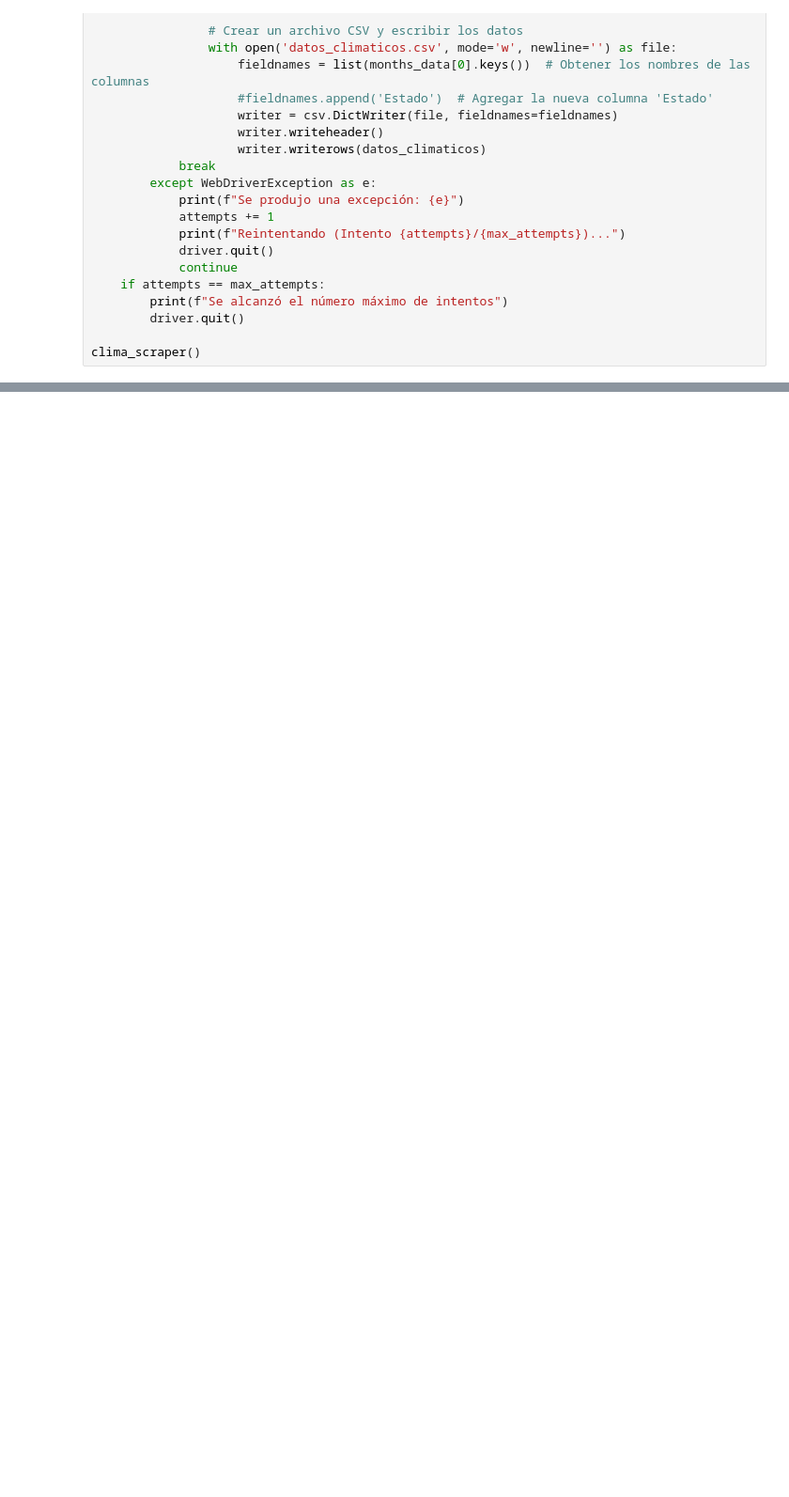
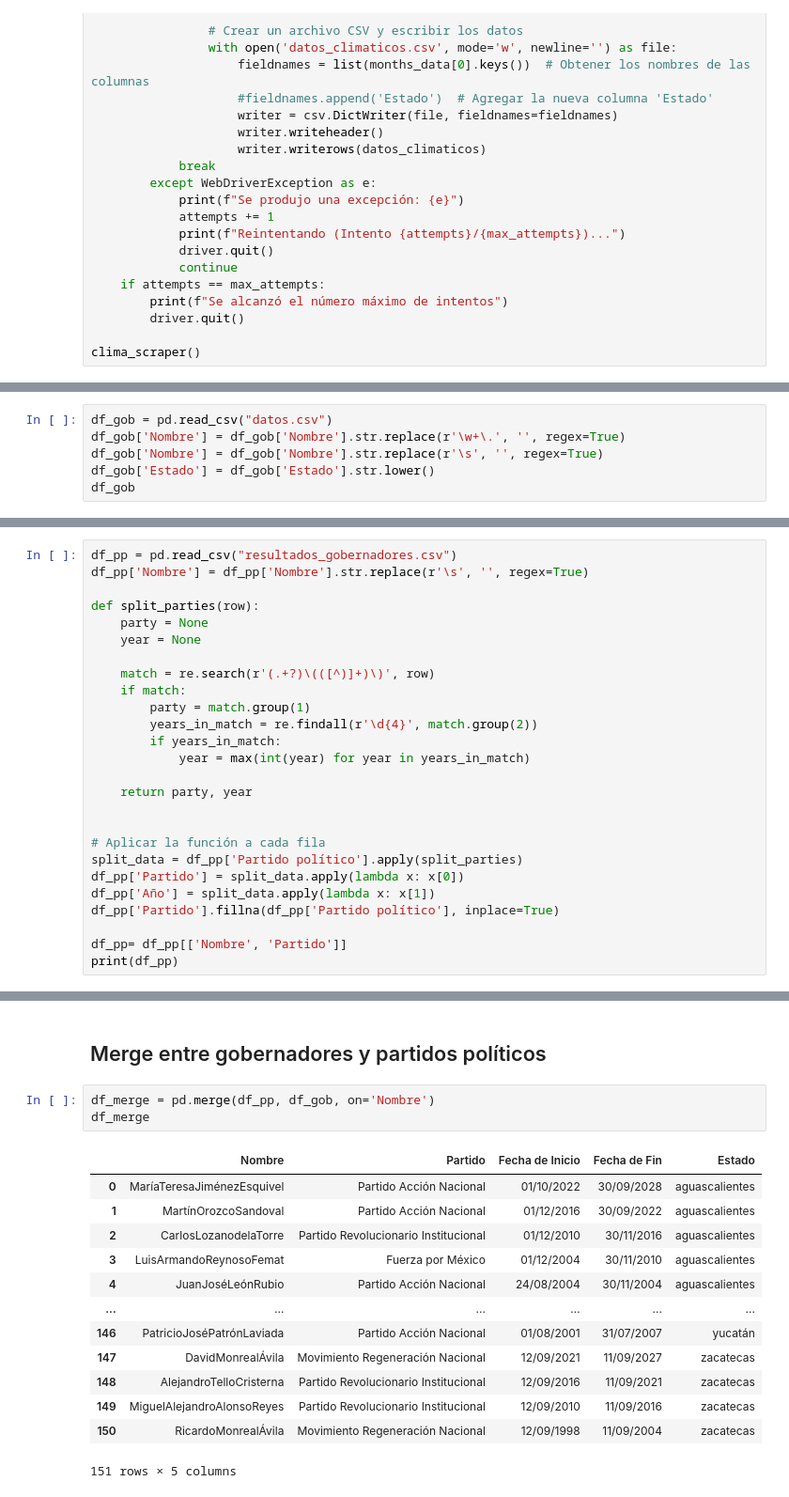
Before and after one commit to BryanPP97/airflow_cobrit, a Jupyter notebook: dags/utils/scraper.ipynb, the cells around one changed output, grey strips where cells are left out. Shown at 94% size. Saved outputs shown, nothing was run; the diff lists cells and outputs as text; blank space fills up the shorter version.

```diff
--- a/dags/utils/scraper.ipynb
+++ b/dags/utils/scraper.ipynb
@@ -1162,0 +924,6 @@ clima_scraper()
+# %%
+df_gob = pd.read_csv("datos.csv")
+df_gob['Nombre'] = df_gob['Nombre'].str.replace(r'\w+\.', '', regex=True)
+df_gob['Nombre'] = df_gob['Nombre'].str.replace(r'\s', '', regex=True)
+df_gob['Estado'] = df_gob['Estado'].str.lower()
+df_gob
@@ -1162,0 +963,26 @@ clima_scraper()
+# %%
+df_pp = pd.read_csv("resultados_gobernadores.csv")
+df_pp['Nombre'] = df_pp['Nombre'].str.replace(r'\s', '', regex=True)
+
+def split_parties(row):
+    party = None
+    year = None
+
+    match = re.search(r'(.+?)\(([^)]+)\)', row)
+    if match:
+        party = match.group(1)
+        years_in_match = re.findall(r'\d{4}', match.group(2))
+        if years_in_match:
+            year = max(int(year) for year in years_in_match)
+
+    return party, year
+
+
+# Aplicar la función a cada fila
+split_data = df_pp['Partido político'].apply(split_parties)
+df_pp['Partido'] = split_data.apply(lambda x: x[0])
+df_pp['Año'] = split_data.apply(lambda x: x[1])
+df_pp['Partido'].fillna(df_pp['Partido político'], inplace=True)
+
+df_pp= df_pp[['Nombre', 'Partido']]
+print(df_pp)
@@ -1162,0 +1004,19 @@ clima_scraper()
+# %% [markdown]
+## Merge entre gobernadores y partidos políticos
+# %%
+df_merge = pd.merge(df_pp, df_gob, on='Nombre')
+df_merge
+# %% [output]
+|  | Nombre | Partido | Fecha de Inicio | Fecha de Fin | Estado |
+| 0 | MaríaTeresaJiménezEsquivel | Partido Acción Nacional | 01/10/2022 | 30/09/2028 | aguascalientes |
+| 1 | MartínOrozcoSandoval | Partido Acción Nacional | 01/12/2016 | 30/09/2022 | aguascalientes |
+| 2 | CarlosLozanodelaTorre | Partido Revolucionario Institucional | 01/12/2010 | 30/11/2016 | aguascalientes |
+| 3 | LuisArmandoReynosoFemat | Fuerza por México | 01/12/2004 | 30/11/2010 | aguascalientes |
+| 4 | JuanJoséLeónRubio | Partido Acción Nacional | 24/08/2004 | 30/11/2004 | aguascalientes |
+| ... | ... | ... | ... | ... | ... |
+| 146 | PatricioJoséPatrónLaviada | Partido Acción Nacional | 01/08/2001 | 31/07/2007 | yucatán |
+| 147 | DavidMonrealÁvila | Movimiento Regeneración Nacional | 12/09/2021 | 11/09/2027 | zacatecas |
+| 148 | AlejandroTelloCristerna | Partido Revolucionario Institucional | 12/09/2016 | 11/09/2021 | zacatecas |
+| 149 | MiguelAlejandroAlonsoReyes | Partido Revolucionario Institucional | 12/09/2010 | 11/09/2016 | zacatecas |
+| 150 | RicardoMonrealÁvila | Movimiento Regeneración Nacional | 12/09/1998 | 11/09/2004 | zacatecas |
+151 rows × 5 columns
```
Also changed, not shown: parts of 16 cells of this notebook.
